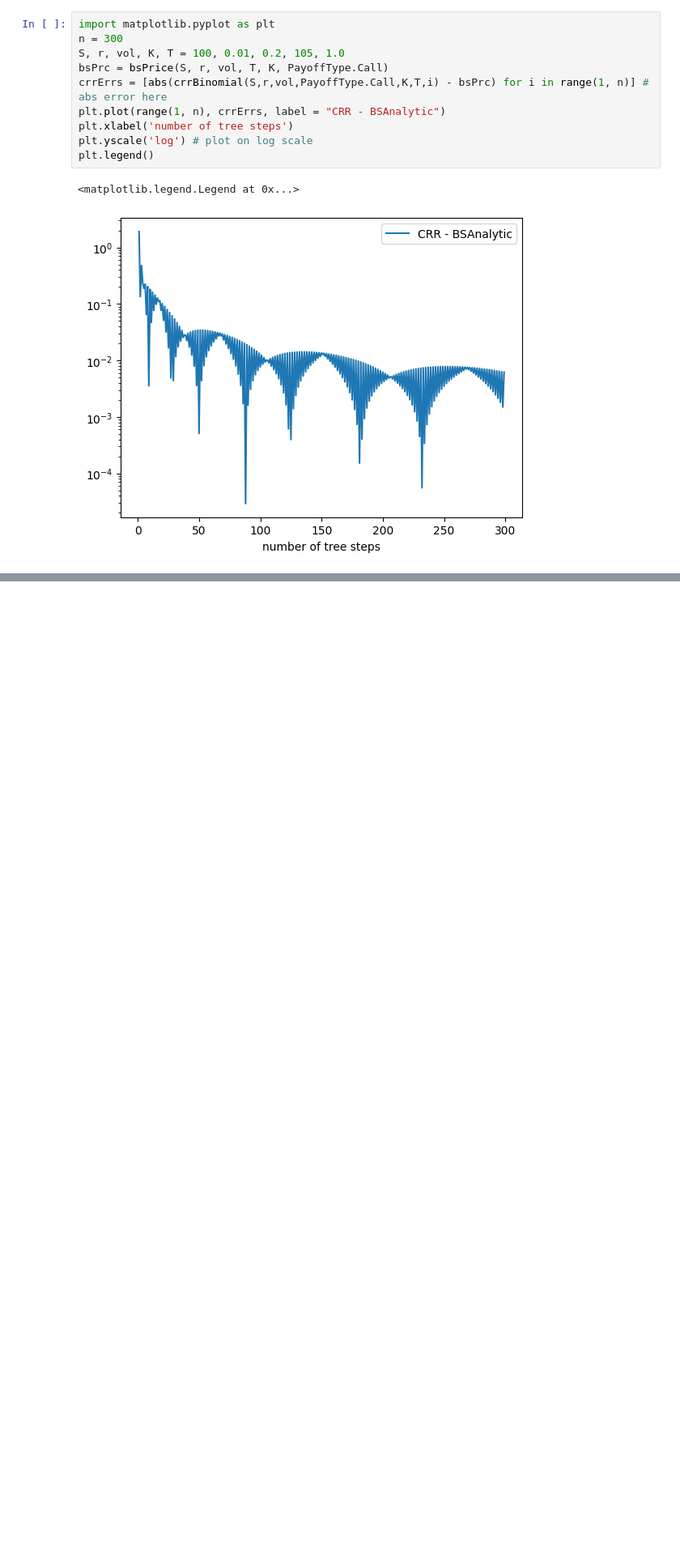
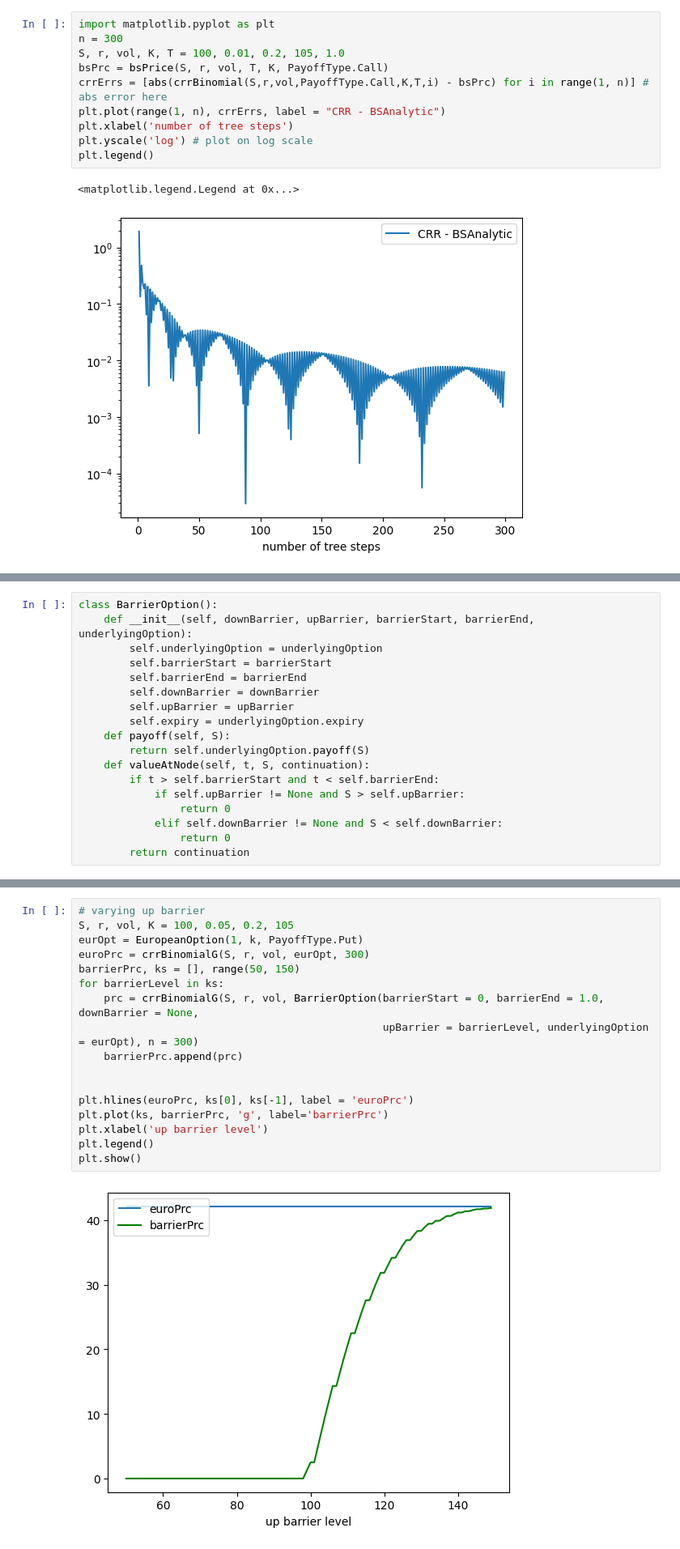
Before and after one commit to xueyuanhuang/qf607, a Jupyter notebook: session2/binomial-pratice.ipynb, the cells around one changed output, grey strips where cells are left out. Shown: that part at 81% size. Cells and saved outputs as stored; diff of their text form; blank space fills up the shorter version.

```diff
--- a/session2/binomial-pratice.ipynb
+++ b/session2/binomial-pratice.ipynb
@@ -155,0 +219,18 @@ class AmericanOption():
+# %%
+class BarrierOption():
+    def __init__(self, downBarrier, upBarrier, barrierStart, barrierEnd, underlyingOption):
+        self.underlyingOption = underlyingOption
+        self.barrierStart = barrierStart
+        self.barrierEnd = barrierEnd
+        self.downBarrier = downBarrier
+        self.upBarrier = upBarrier
+        self.expiry = underlyingOption.expiry
+    def payoff(self, S):
+        return self.underlyingOption.payoff(S)
+    def valueAtNode(self, t, S, continuation):
+        if t > self.barrierStart and t < self.barrierEnd:
+            if self.upBarrier != None and S > self.upBarrier:
+                return 0
+            elif self.downBarrier != None and S < self.downBarrier:
+                return 0
+        return continuation
@@ -155,0 +241,19 @@ class AmericanOption():
+# %%
+# varying up barrier
+S, r, vol, K = 100, 0.05, 0.2, 105
+eurOpt = EuropeanOption(1, k, PayoffType.Put)
+euroPrc = crrBinomialG(S, r, vol, eurOpt, 300)
+barrierPrc, ks = [], range(50, 150)
+for barrierLevel in ks:
+    prc = crrBinomialG(S, r, vol, BarrierOption(barrierStart = 0, barrierEnd = 1.0, downBarrier = None,
+                                                upBarrier = barrierLevel, underlyingOption = eurOpt), n = 300)
+    barrierPrc.append(prc)
+
+
+plt.hlines(euroPrc, ks[0], ks[-1], label = 'euroPrc')
+plt.plot(ks, barrierPrc, 'g', label='barrierPrc')
+plt.xlabel('up barrier level')
+plt.legend()
+plt.show()
+# %% [output]
+[figure, added]
```
Also changed, not shown: parts of 19 cells of this notebook, 1 other file.
